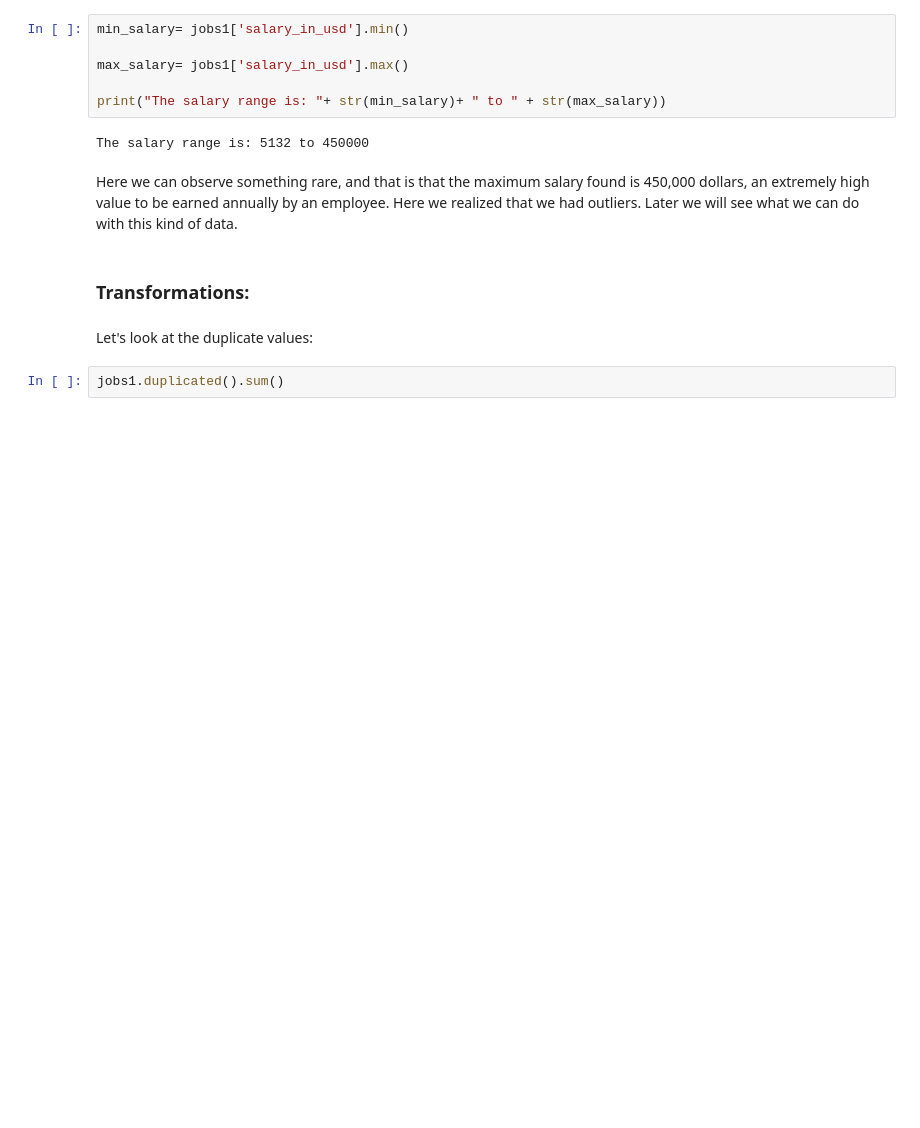
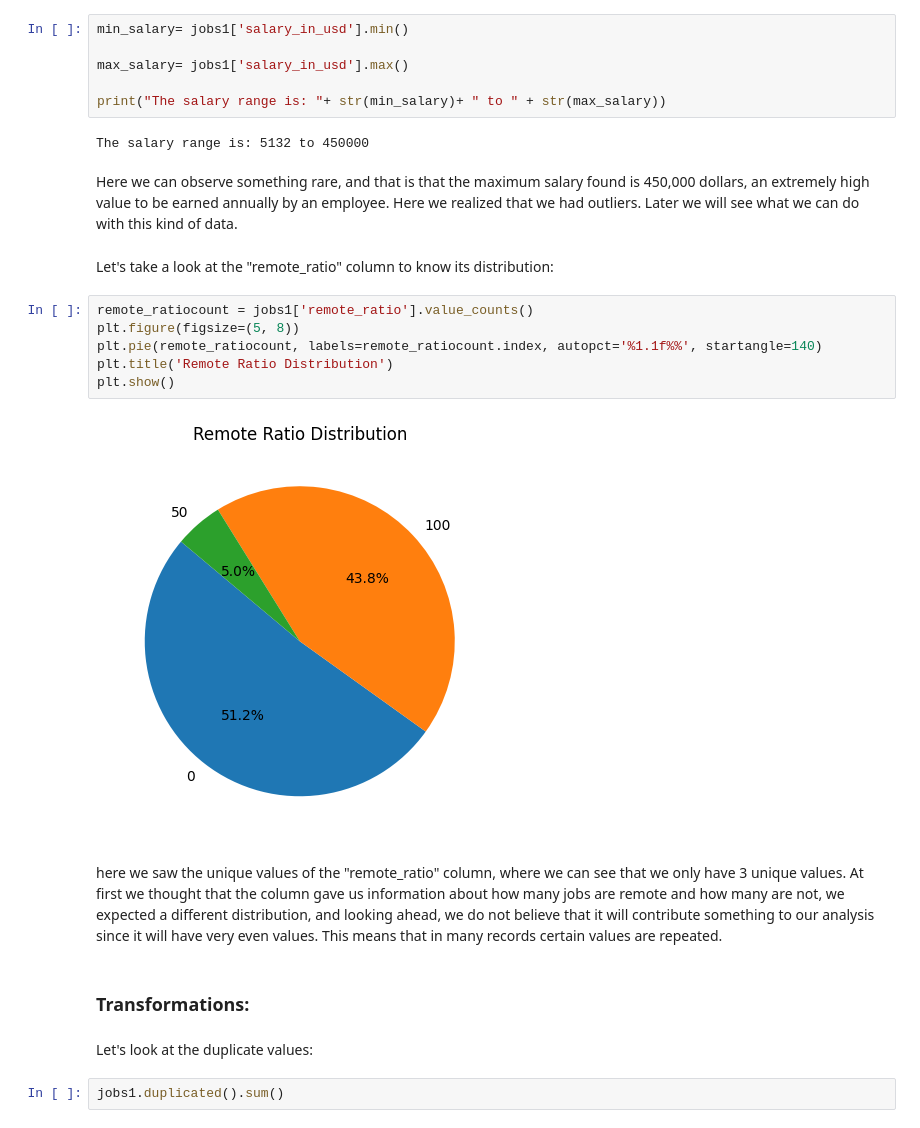
Before and after one commit to mdlangeles/Linkedin_Job_Postings_ETL, a Jupyter notebook: Notebooks/API_eda.ipynb, the cells around one changed output. Drawn from its saved outputs; the diff is of its cells as text; blank space fills up the shorter version.

```diff
--- a/Notebooks/API_eda.ipynb
+++ b/Notebooks/API_eda.ipynb
@@ -201,6 +201,19 @@ The salary range is: 5132 to 450000
 # %% [markdown]
 Here we can observe something rare, and that is that the maximum salary found is 450,000 dollars, an extremely high value to be earned annually by an employee. Here we realized that we had outliers.
 Later we will see what we can do with this kind of data.
+# %% [markdown]
+Let's take a look at the "remote_ratio" column to know its distribution:
+# %%
+remote_ratiocount = jobs1['remote_ratio'].value_counts()
+plt.figure(figsize=(5, 8))
+plt.pie(remote_ratiocount, labels=remote_ratiocount.index, autopct='%1.1f%%', startangle=140)
+plt.title('Remote Ratio Distribution')
+plt.show()
+# %% [output]
+[figure, added]
+# %% [markdown]
+here we saw the unique values of the "remote_ratio" column, where we can see that we only have 3 unique values. At first we thought that the column gave us information about how many jobs are remote and how many are not, we expected a different distribution, and looking ahead, we do not believe that it will contribute something to our analysis since it will have very even values.
+This means that in many records certain values are repeated.
 # %% [markdown]
 ### Transformations:
 # %% [markdown]
```
Also changed, not shown: parts of 5 cells of this notebook.
